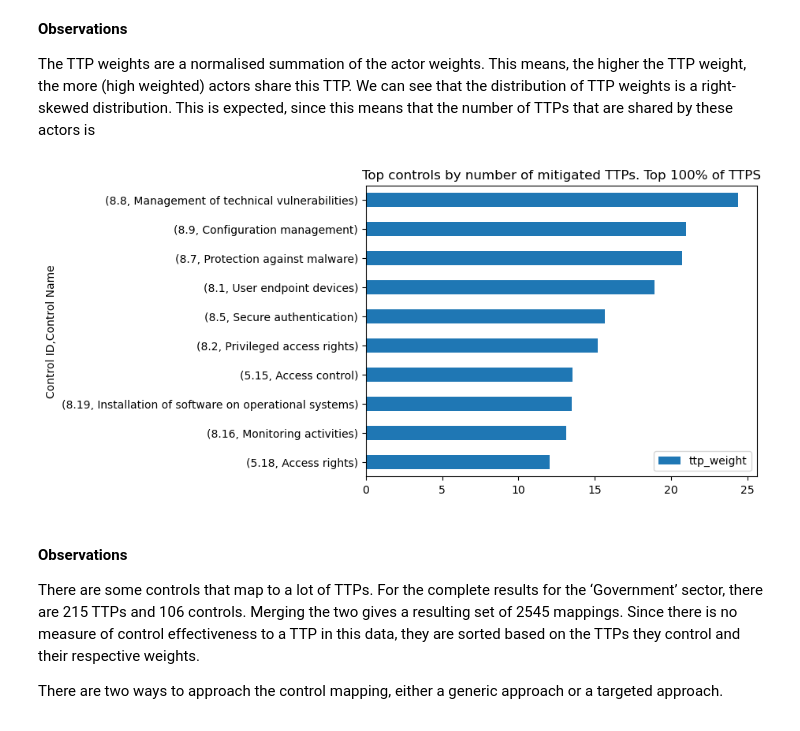
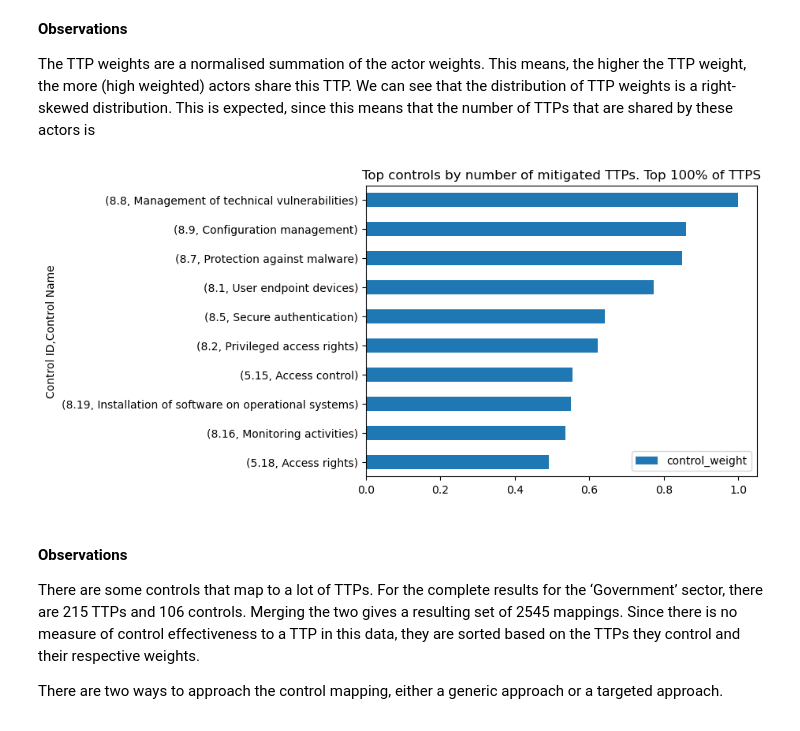
Before and after one commit to AbeWinters/Threat-Profiles-for-Control-Prioritization, a Jupyter notebook: Method 3.ipynb, the cells around one changed output. Drawn from its saved outputs; the diff is of its cells as text; code cells hidden in the pictures.

Commit message:
Change column name in export

```diff
--- a/Method 3.ipynb
+++ b/Method 3.ipynb
@@ -482,14 +482,16 @@ We can see that the distribution of TTP weights is a right-skewed distribution.
 # %%
 # ttp_control_merge[['Control ID','Control Name']].value_counts().nlargest(10).plot(kind='barh',title="Number of selected TTPs mitigated per control")
 
 ttp_control_ranked = ttp_control_merge.groupby(['Control ID','Control Name']).sum()
-ttp_control_ranked.sort_values(by='ttp_weight',ascending=False, inplace=True)
+ttp_control_ranked.rename(columns={'ttp_weight':'control_weight'},inplace=True)
+ttp_control_ranked['control_weight'] = normalize(ttp_control_ranked['control_weight'])
+ttp_control_ranked.sort_values(by='control_weight',ascending=False, inplace=True)
 
 # ttp_control_ranked.nlargest(10,columns='ttp_weight').plot(kind='barh',title="Top controls by number of mitigated TTPs. No TTP threshold")
-ttp_control_ranked.nlargest(10,columns='ttp_weight').sort_values('ttp_weight').plot(kind='barh',title="Top controls by number of mitigated TTPs. Top {}% of TTPS".format(PERCENTAGE*100))
+ttp_control_ranked.nlargest(10,columns='control_weight').sort_values('control_weight').plot(kind='barh',title="Top controls by number of mitigated TTPs. Top {}% of TTPS".format(PERCENTAGE*100))
 ttp_control_ranked.reset_index(level=1,inplace=True)
 # %% [output]
-[figure, old version]
+[figure, new version]
 # %% [markdown]
 #### Observations
 There are some controls that map to a lot of TTPs. For the complete results for the ‘Government’ sector, there are 215 TTPs and 106 controls. Merging the two gives a resulting set of 2545 mappings. Since there is no measure of control effectiveness to a TTP in this data, they are sorted based on the TTPs they control and their respective weights.
```
Also changed, not shown: parts of 1 cell of this notebook, 1 other file.
